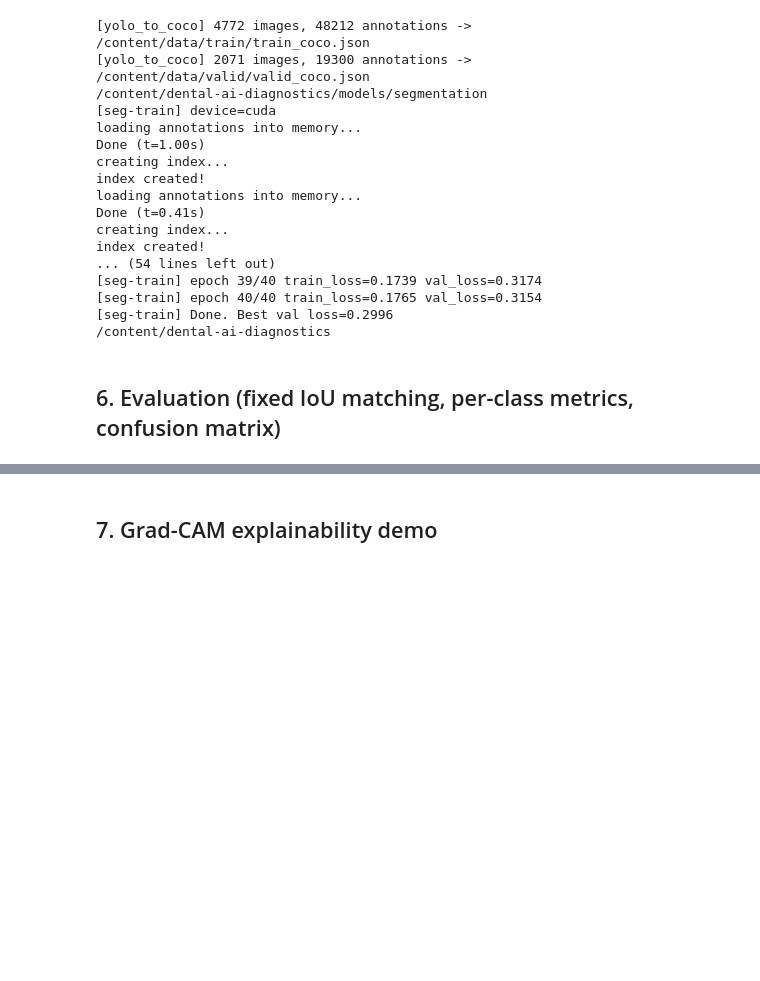
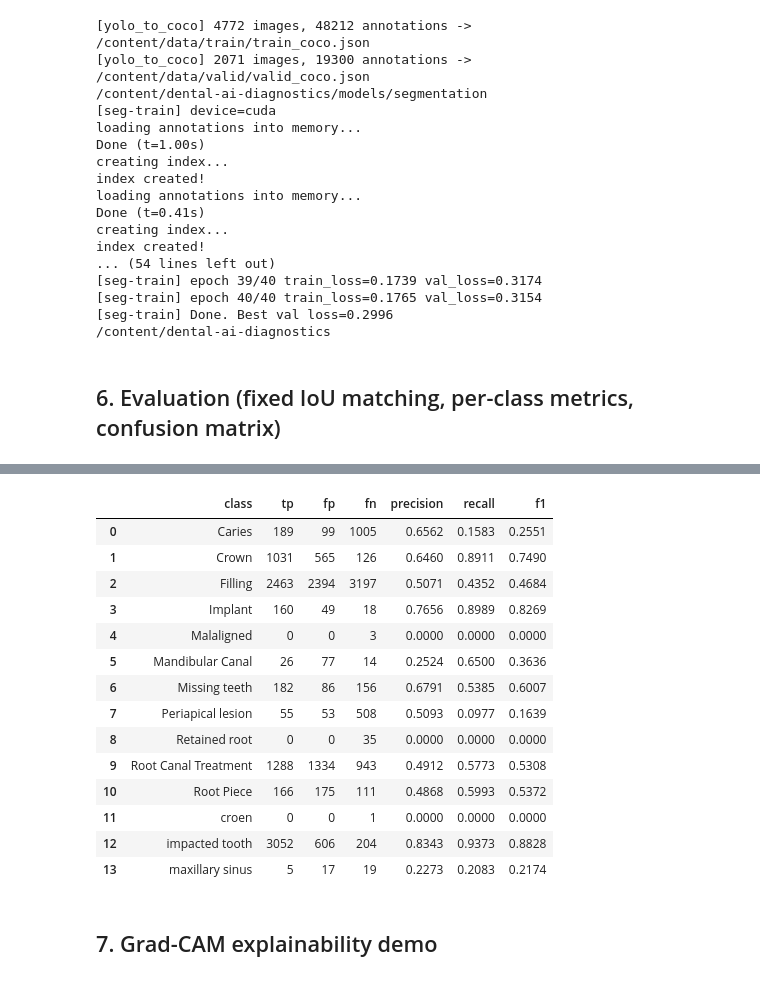
Before and after one commit to chandrakant131103/dental-ai-diagnostics, a Jupyter notebook: notebooks/01_full_pipeline_colab_updated.ipynb, the cells around one changed output, grey strips where cells are left out. Drawn from its saved outputs; the diff is of its cells as text; code cells hidden in the pictures; blank space fills up the shorter version.

```diff
--- a/notebooks/01_full_pipeline_colab_updated.ipynb
+++ b/notebooks/01_full_pipeline_colab_updated.ipynb
@@ -450,29 +454,45 @@ index created!
 # %%
 import sys; sys.path.append('.')
 import supervision as sv
 from ultralytics import YOLO
 from evaluation.metrics import evaluate_detections, compute_map
 import yaml
 
-data_cfg = yaml.safe_load(open('/content/data_aug/data.yaml'))
+data_cfg = yaml.safe_load(open('/content/data/data.yaml'))
 class_names = data_cfg['names'] if isinstance(data_cfg['names'], dict) else dict(enumerate(data_cfg['names']))
 
-model = YOLO('runs/detect/tooth_localization/weights/best.pt')
+model = YOLO('/content/drive/MyDrive/dental-ai-diagnostics/runs/detect/tooth_localization/weights/best.pt')
 test_ds = sv.DetectionDataset.from_yolo(
-    images_directory_path='/content/data_aug/test/images',
-    annotations_directory_path='/content/data_aug/test/labels',
-    data_yaml_path='/content/data_aug/data.yaml',
+    images_directory_path='/content/data/test/images',
+    annotations_directory_path='/content/data/test/labels',
+    data_yaml_path='/content/data/data.yaml',
 )
 
 gts, preds = [], []
 for path, image, annotation in test_ds:
     result = model(image, conf=0.25, verbose=False)[0]
     preds.append(sv.Detections.from_ultralytics(result))
     gts.append(annotation)
 
 report = evaluate_detections(gts, preds, num_classes=len(class_names), class_names=class_names)
 import pandas as pd
 pd.DataFrame(report['per_class'])
+# %% [output]
+|  | class | tp | fp | fn | precision | recall | f1 |
+| 0 | Caries | 189 | 99 | 1005 | 0.6562 | 0.1583 | 0.2551 |
+| 1 | Crown | 1031 | 565 | 126 | 0.6460 | 0.8911 | 0.7490 |
+| 2 | Filling | 2463 | 2394 | 3197 | 0.5071 | 0.4352 | 0.4684 |
+| 3 | Implant | 160 | 49 | 18 | 0.7656 | 0.8989 | 0.8269 |
+| 4 | Malaligned | 0 | 0 | 3 | 0.0000 | 0.0000 | 0.0000 |
+| 5 | Mandibular Canal | 26 | 77 | 14 | 0.2524 | 0.6500 | 0.3636 |
+| 6 | Missing teeth | 182 | 86 | 156 | 0.6791 | 0.5385 | 0.6007 |
+| 7 | Periapical lesion | 55 | 53 | 508 | 0.5093 | 0.0977 | 0.1639 |
+| 8 | Retained root | 0 | 0 | 35 | 0.0000 | 0.0000 | 0.0000 |
+| 9 | Root Canal Treatment | 1288 | 1334 | 943 | 0.4912 | 0.5773 | 0.5308 |
+| 10 | Root Piece | 166 | 175 | 111 | 0.4868 | 0.5993 | 0.5372 |
+| 11 | croen | 0 | 0 | 1 | 0.0000 | 0.0000 | 0.0000 |
+| 12 | impacted tooth | 3052 | 606 | 204 | 0.8343 | 0.9373 | 0.8828 |
+| 13 | maxillary sinus | 5 | 17 | 19 | 0.2273 | 0.2083 | 0.2174 |
 # %% [markdown]
 ## 7. Grad-CAM explainability demo
 # %%
```
Also changed, not shown: parts of 1 cell of this notebook.
